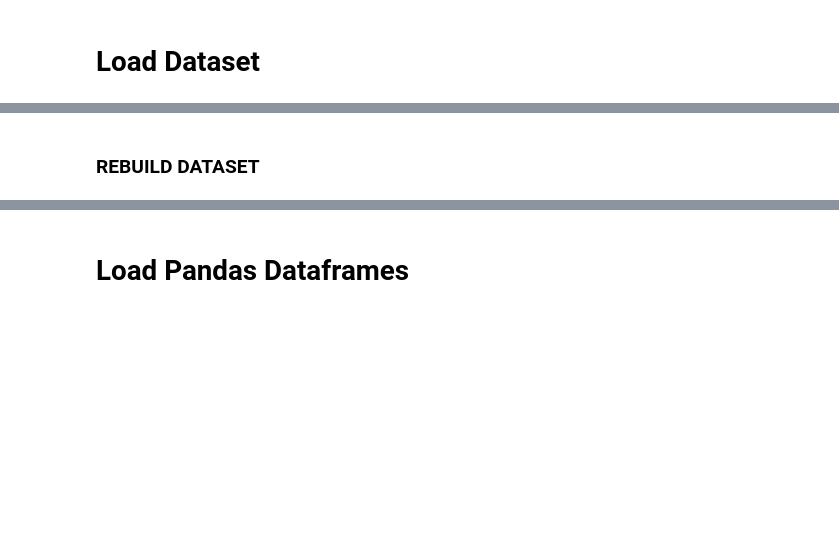
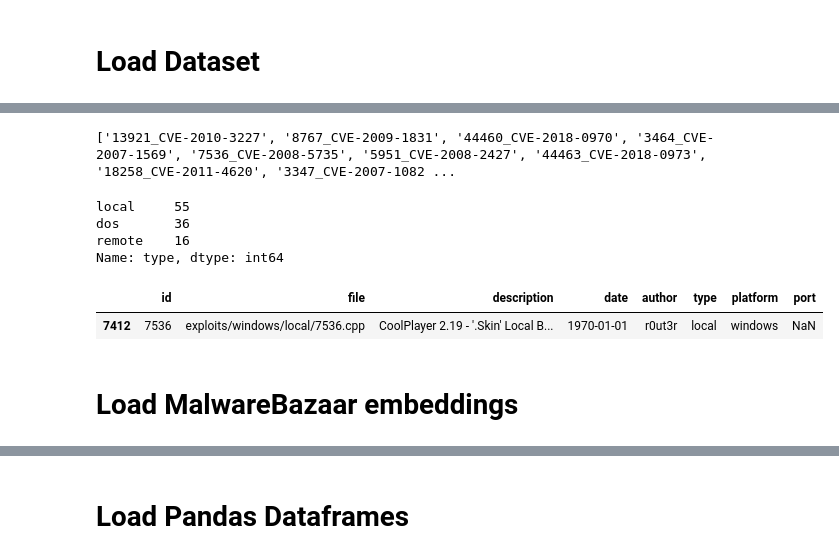
Before and after one commit to mattiapocci/poc_detection, a Jupyter notebook: SAFETorch/dataset_descriptor.ipynb, the cells around one changed output, grey strips where cells are left out. Saved outputs shown, nothing was run; the diff lists cells and outputs as text; code cells hidden in the pictures; blank space fills up the shorter version.

```diff
--- a/SAFETorch/dataset_descriptor.ipynb
+++ b/SAFETorch/dataset_descriptor.ipynb
@@ -3,4 +3,4 @@
 # %%
 from tqdm import tqdm
 import torch
-dataset = torch.load('../datasets/exploits_embeddings_complete.pt')
+dataset = torch.load('../datasets/embeddings/exploits_embeddings_complete.pt')
@@ -56,2 +7,33 @@ for s in res:
-# %% [markdown]
-### REBUILD DATASET
+# %%
+print(list(dataset.keys()))
+# %% [output]
+['13921_CVE-2010-3227', '8767_CVE-2009-1831', '44460_CVE-2018-0970', '3464_CVE-2007-1569', '7536_CVE-2008-5735', '5951_CVE-2008-2427', '44463_CVE-2018-0973', '18258_CVE-2011-4620', '3347_CVE-2007-1082 ...
+# %%
+import os
+os.getcwd()
+exploit_db_directory = '../../exploit_db/exploit-database/'
+files_exploits = pd.read_csv(r''+exploit_db_directory+'files_exploits.csv')
+files_shellcodes = pd.read_csv(r''+exploit_db_directory+'files_shellcodes.csv')
+# %%
+# for key in dataset.keys():
+#     print(key.split('_')[0])
+#     print(files_exploits[files_exploits['id'] == key.split('_')[0]])
+
+#files_exploits.loc[files_exploits['id'].isin(list(dataset.keys()))]
+numlist = []
+for a in list(dataset.keys()):
+    numlist.append(int(a.split('_')[0]))
+
+dataset_description_df = files_exploits[files_exploits['id'].isin(numlist)]
+# %%
+dataset_description_df['type'].value_counts()
+# %% [output]
+local     55
+dos       36
+remote    16
+Name: type, dtype: int64
+# %%
+dataset_description_df[dataset_description_df['id'] == 7536]
+# %% [output]
+|  | id | file | description | date | author | type | platform | port |
+| 7412 | 7536 | exploits/windows/local/7536.cpp | CoolPlayer 2.19 - '.Skin' Local B... | 1970-01-01 | r0ut3r | local | windows | NaN |
@@ -57,0 +42,2 @@ for s in res:
+# %% [markdown]
+# Load MalwareBazaar embeddings
```
Also changed, not shown: parts of 10 cells of this notebook, 4 other files.
